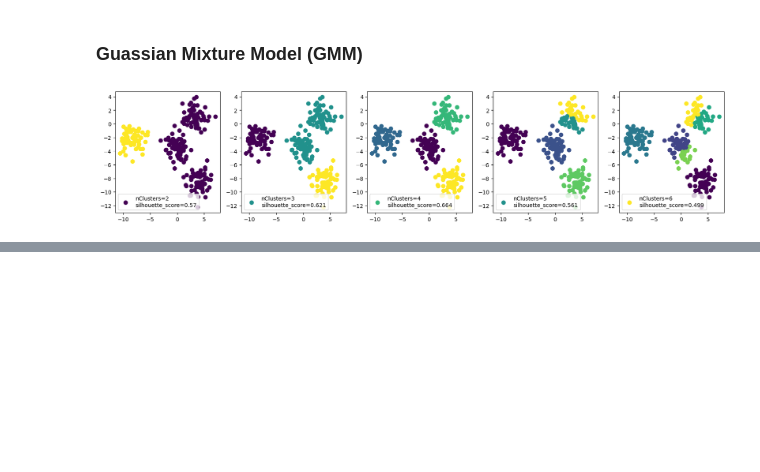
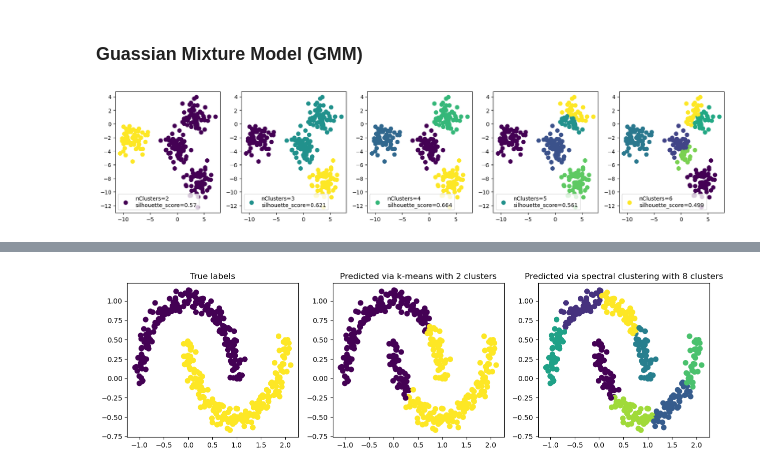
Before and after one commit to giacomoscanavini/quant_finance, a Jupyter notebook: python_for_finance/unsupervised_learning.ipynb, the cells around one changed output, grey strips where cells are left out. Cells and saved outputs as stored; diff of their text form; code cells hidden in the pictures; blank space fills up the shorter version.

```diff
--- a/python_for_finance/unsupervised_learning.ipynb
+++ b/python_for_finance/unsupervised_learning.ipynb
@@ -49,0 +117,23 @@ for i,nClusters in enumerate([2, 3, 4, 5, 6]):
+# %%
+fig, ax = plt.subplots(1, 3, figsize=(15, 4))
+ax[0].set_title('True labels')
+ax[0].scatter(X[:, 0], X[:, 1], s=50, c=y)
+
+model = sk.cluster.KMeans(n_clusters=2)
+model.fit(X)
+y_pred = model.predict(X)
+ax[1].set_title('Predicted via k-means with 2 clusters')
+ax[1].scatter(X[:, 0], X[:, 1], s=50, c=y_pred)
+
+U = eigvecs[:, :k]
+row_norms = np.linalg.norm(U, axis=1, keepdims=True)
+U_norm = U / (row_norms + 1e-12)
+sc = sk.cluster.KMeans(n_clusters=k)
+sc.fit(U_norm)
+y_pred_sc = sc.predict(U_norm)
+ax[2].set_title(f'Predicted via spectral clustering with {k} clusters')
+ax[2].scatter(X[:, 0], X[:, 1], s=50, c=y_pred_sc)
+
+plt.show()
+# %% [output]
+[figure, added]
```
Also changed, not shown: parts of 4 cells of this notebook.
